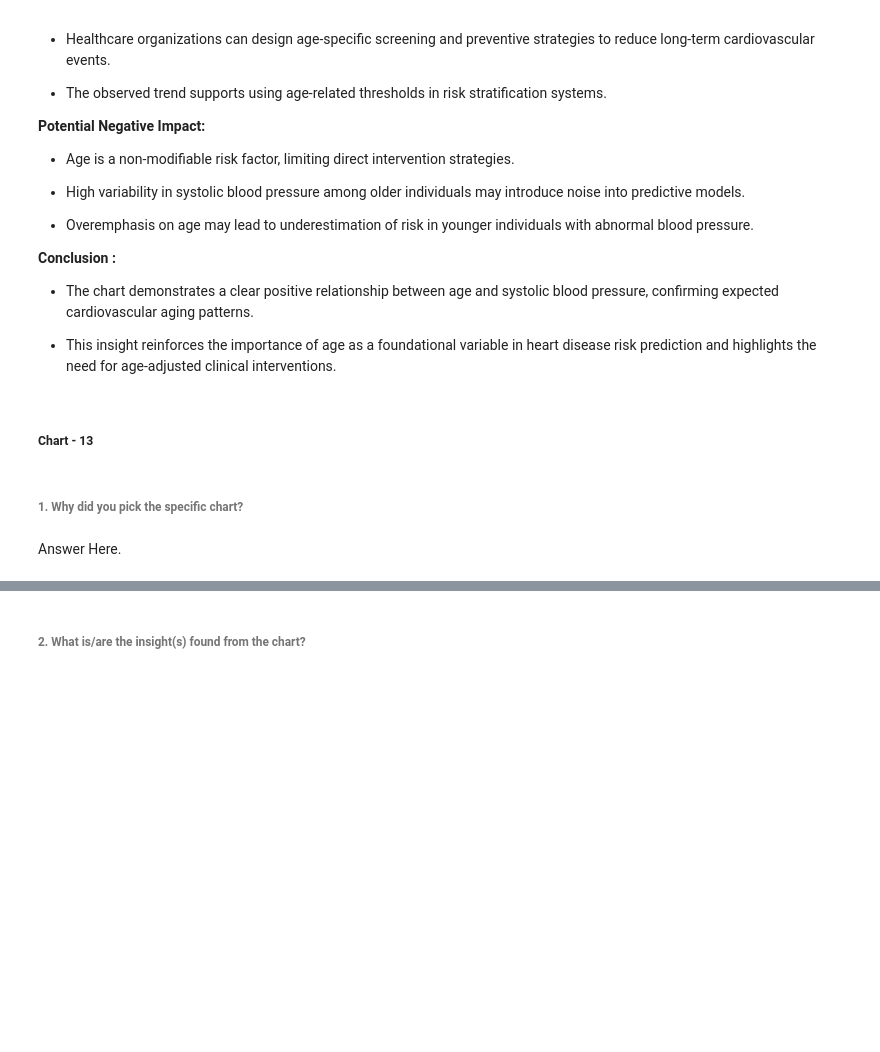
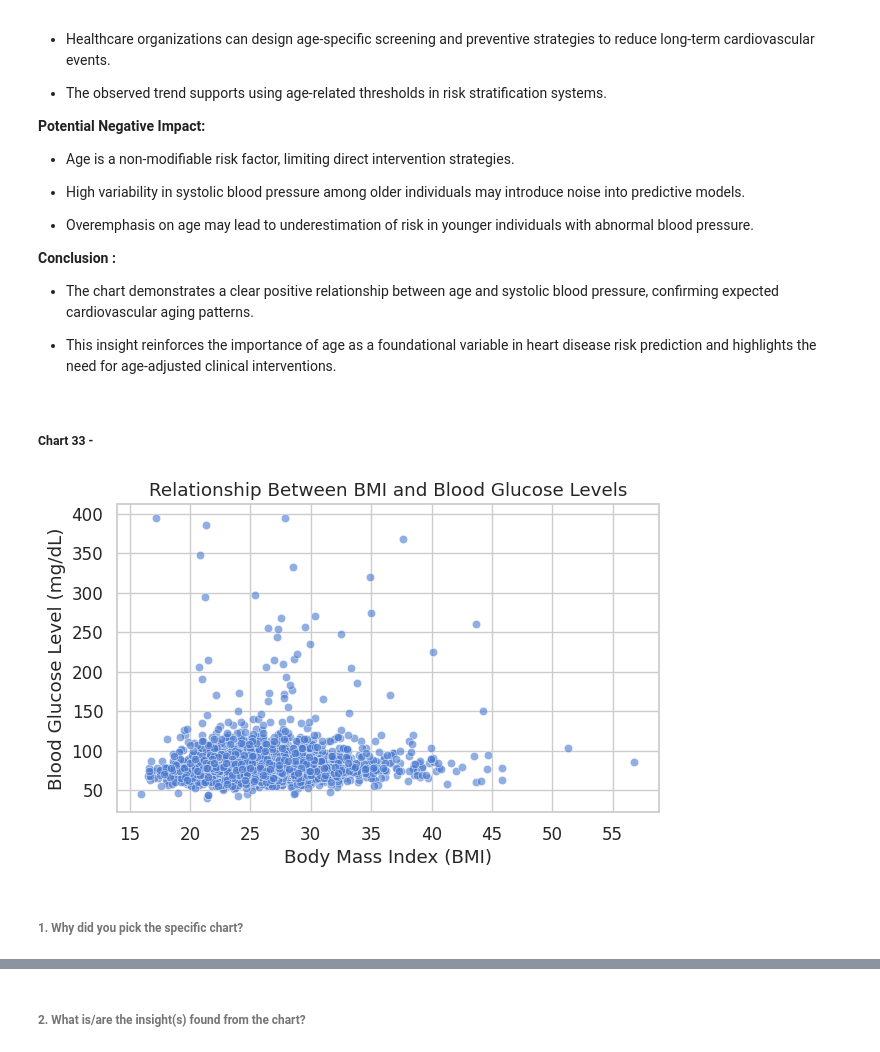
Before and after one commit to MonaliM5/cardio_risk_prediction, a Jupyter notebook: notebooks/Cardiovascular_Risk_Prediction.ipynb, the cells around one changed output, grey strips where cells are left out. Saved outputs shown, nothing was run; the diff lists cells and outputs as text; code cells hidden in the pictures; blank space fills up the shorter version.

Commit message:
viz (chart 33) : add bivariate analysis of BMI vs glucose levels📊

```diff
--- a/notebooks/Cardiovascular_Risk_Prediction.ipynb
+++ b/notebooks/Cardiovascular_Risk_Prediction.ipynb
@@ -3199,4 +3199,4 @@ Are there any insights that lead to negative growth? Justify with specific reaso
 
 * This insight reinforces the importance of age as a foundational variable in heart disease risk prediction and highlights the need for age-adjusted clinical interventions.
 # %% [markdown]
-##### Chart - 13
+##### Chart 33 -
@@ -3205,4 +3203,36 @@ Are there any insights that lead to negative growth? Justify with specific reaso
+# %%
+# Chart - 33 visualization code
+
+
+# ============================================================
+# 📊 Bivariate Analysis - Chart 17
+# Visualizing the relationship between Body Mass Index and blood glucose levels
+# ============================================================
+
+
+# creating a new figure to control the size of the scatter plot
+plt.figure(figsize=(7, 4))
+
+# plotting a scatter plot to examine the relationship between BMI and glucose
+sns.scatterplot(
+    x='BMI',
+    y='glucose',
+    data=df_wrangle,
+    alpha=0.6
+)
+
+# setting the title to describe the relationship being visualized
+plt.title('Relationship Between BMI and Blood Glucose Levels')
+
+# labeling the x-axis to represent Body Mass Index
+plt.xlabel('Body Mass Index (BMI)')
+
+# labeling the y-axis to represent blood glucose levels
+plt.ylabel('Blood Glucose Level (mg/dL)')
+
+# displaying the final plot
+plt.show()
+# %% [output]
+[figure, added]
 # %% [markdown]
 ###### 1. Why did you pick the specific chart?
-# %% [markdown]
-Answer Here.
```
Also changed, not shown: parts of 12 cells of this notebook.
